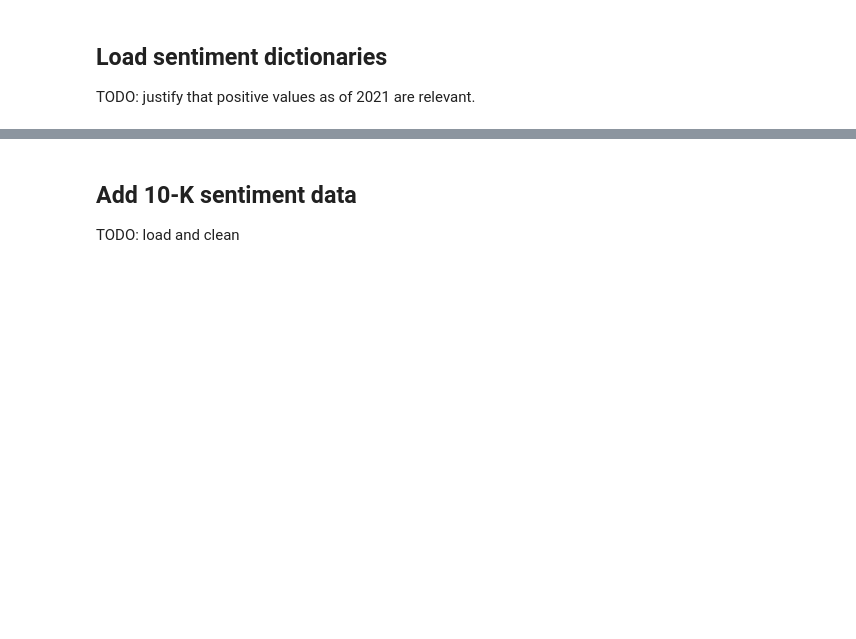
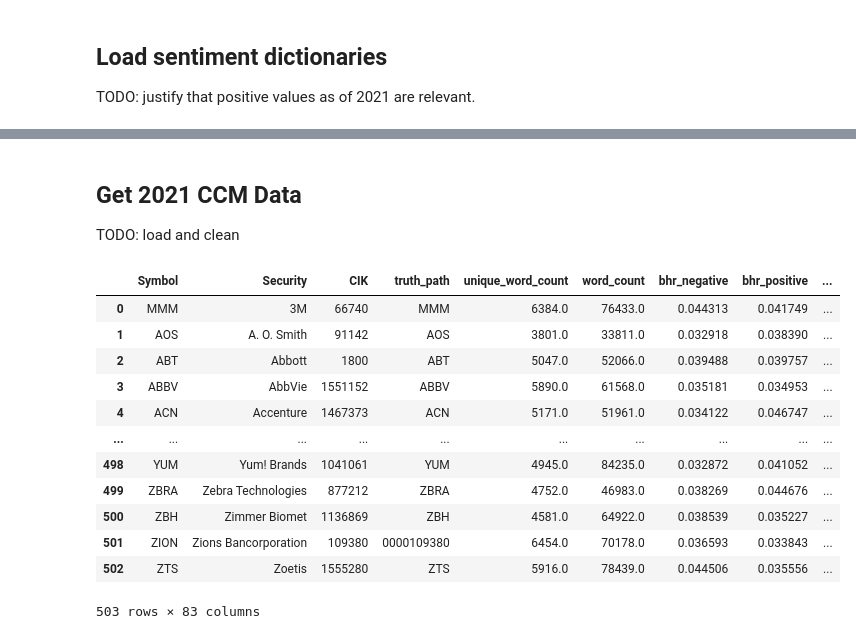
Before and after one commit to nicole-elchaar/10K-sentiments, a Jupyter notebook: build_sample.ipynb, the cells around one changed output, grey strips where cells are left out. Saved outputs shown, nothing was run; the diff lists cells and outputs as text; code cells hidden in the pictures; blank space fills up the shorter version.

```diff
--- a/build_sample.ipynb
+++ b/build_sample.ipynb
@@ -318,4 +376,29 @@ Cannot find 10-K for ticker WBD
 # %% [markdown]
-## Add 10-K sentiment data
+## Get 2021 CCM Data
 
 TODO: load and clean
+# %%
+# TODO: fix download
+# pd.set_option('display.max_columns', None)
+crsp_2021_url = 'https://github.com/LeDataSciFi/data/raw/main/Firm%20Year%20Datasets%20(Compustat)/2021_ccm_cleaned.dta'
+crsp_2021 = pd.read_stata(crsp_2021_url)
+sp500_sents.merge(crsp_2021.rename(columns={'tic':'Symbol'}),
+        on='Symbol',
+        how='left',
+        validate='1:1') # TODO: include more?
+# print(crsp_2021.head())
+# crsp_2021.describe()
+# %% [output]
+|  | Symbol | Security | CIK | truth_path | unique_word_count | word_count | bhr_negative | bhr_positive | ... |
+| 0 | MMM | 3M | 66740 | MMM | 6384.0 | 76433.0 | 0.044313 | 0.041749 | ... |
+| 1 | AOS | A. O. Smith | 91142 | AOS | 3801.0 | 33811.0 | 0.032918 | 0.038390 | ... |
+| 2 | ABT | Abbott | 1800 | ABT | 5047.0 | 52066.0 | 0.039488 | 0.039757 | ... |
+| 3 | ABBV | AbbVie | 1551152 | ABBV | 5890.0 | 61568.0 | 0.035181 | 0.034953 | ... |
+| 4 | ACN | Accenture | 1467373 | ACN | 5171.0 | 51961.0 | 0.034122 | 0.046747 | ... |
+| ... | ... | ... | ... | ... | ... | ... | ... | ... | ... |
+| 498 | YUM | Yum! Brands | 1041061 | YUM | 4945.0 | 84235.0 | 0.032872 | 0.041052 | ... |
+| 499 | ZBRA | Zebra Technologies | 877212 | ZBRA | 4752.0 | 46983.0 | 0.038269 | 0.044676 | ... |
+| 500 | ZBH | Zimmer Biomet | 1136869 | ZBH | 4581.0 | 64922.0 | 0.038539 | 0.035227 | ... |
+| 501 | ZION | Zions Bancorporation | 109380 | 0000109380 | 6454.0 | 70178.0 | 0.036593 | 0.033843 | ... |
+| 502 | ZTS | Zoetis | 1555280 | ZTS | 5916.0 | 78439.0 | 0.044506 | 0.035556 | ... |
+503 rows × 83 columns
```
Also changed, not shown: parts of 25 cells of this notebook.
